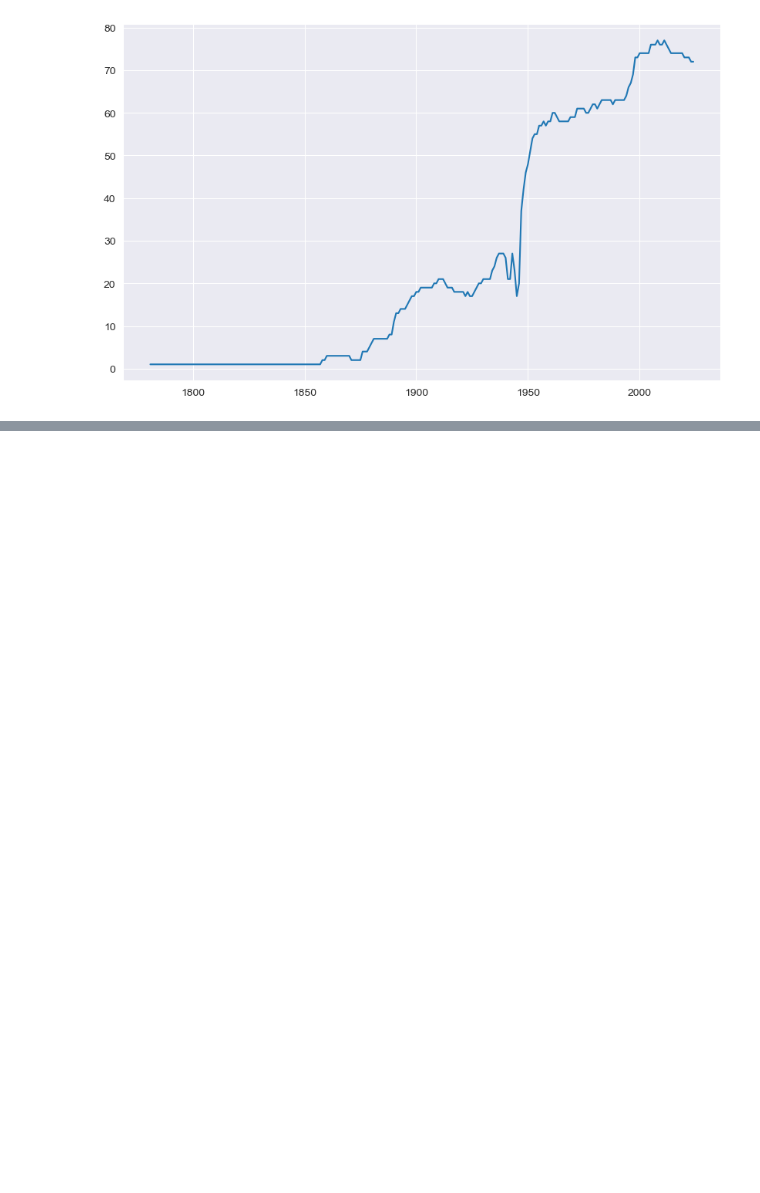
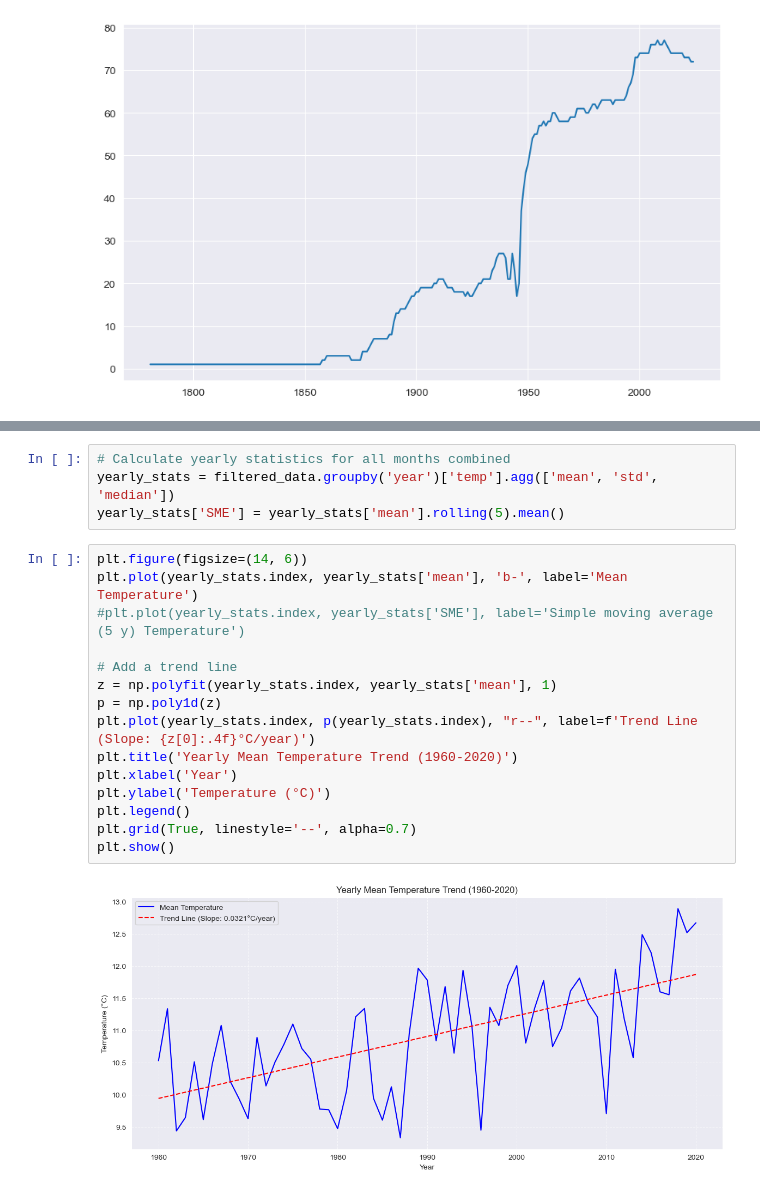
Before and after one commit to mak8427/data_visualization, a Jupyter notebook: problem-sheet-05/exercise05_davide.ipynb, the cells around one changed output, grey strips where cells are left out. Saved outputs shown, nothing was run; the diff lists cells and outputs as text; blank space fills up the shorter version.

```diff
--- a/problem-sheet-05/exercise05_davide.ipynb
+++ b/problem-sheet-05/exercise05_davide.ipynb
@@ -52,0 +225,21 @@ Name: stationid, Length: 238, dtype: int64
+# %%
+# Calculate yearly statistics for all months combined
+yearly_stats = filtered_data.groupby('year')['temp'].agg(['mean', 'std', 'median'])
+yearly_stats['SME'] = yearly_stats['mean'].rolling(5).mean()
+# %%
+plt.figure(figsize=(14, 6))
+plt.plot(yearly_stats.index, yearly_stats['mean'], 'b-', label='Mean Temperature')
+#plt.plot(yearly_stats.index, yearly_stats['SME'], label='Simple moving average (5 y) Temperature')
+
+# Add a trend line
+z = np.polyfit(yearly_stats.index, yearly_stats['mean'], 1)
+p = np.poly1d(z)
+plt.plot(yearly_stats.index, p(yearly_stats.index), "r--", label=f'Trend Line (Slope: {z[0]:.4f}°C/year)')
+plt.title('Yearly Mean Temperature Trend (1960-2020)')
+plt.xlabel('Year')
+plt.ylabel('Temperature (°C)')
+plt.legend()
+plt.grid(True, linestyle='--', alpha=0.7)
+plt.show()
+# %% [output]
+[figure, added]
```
Also changed, not shown: parts of 9 cells of this notebook.
